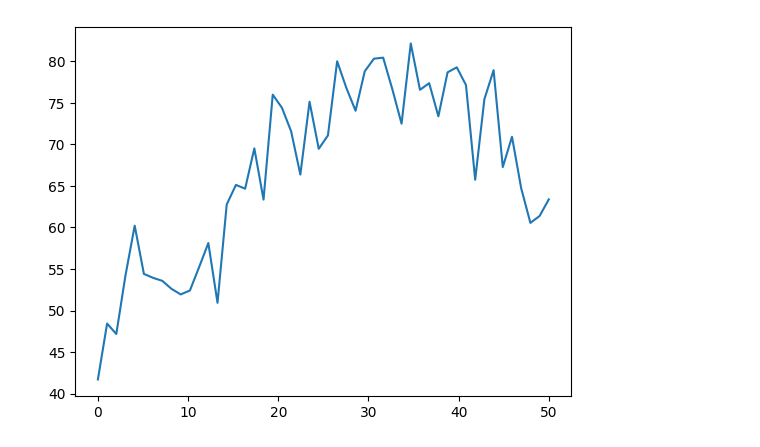
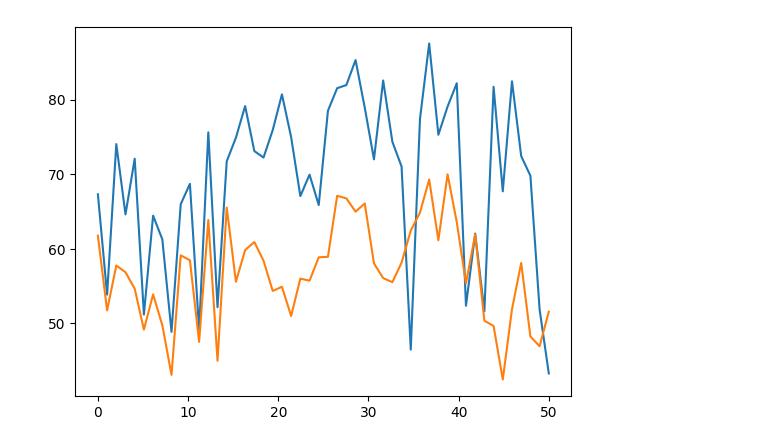
Before and after one commit to Howardhowardhoward/LieDetector, a Jupyter notebook: machine-learning/fakeData.ipynb, the cells around one changed output. Saved outputs shown, nothing was run; the diff lists cells and outputs as text; code cells hidden in the pictures.

```diff
--- a/machine-learning/fakeData.ipynb
+++ b/machine-learning/fakeData.ipynb
@@ -1,16 +1,23 @@
 # %%
 import numpy as np
 import pandas as pd
 import matplotlib.pyplot as plt
 import seaborn as sns
 
 
-def createPulseData():
+def createLiePulse():
     blank=np.linspace(55,50,50)
-    pulse=70+15*np.sin(blank)
+    pulse=70+15*np.sin(blank+np.random.normal(0,1,50))
     pulse+=np.random.normal(-5,5,50)
     plt.plot(np.linspace(0,50),pulse)
 
-createPulseData()
+def createTruthPulse():
+    blank=np.linspace(55,50,50)
+    pulse=60+5*np.sin(blank+np.random.normal(0,1,50))
+    pulse+=np.random.normal(-5,5,50)
+    plt.plot(np.linspace(0,50),pulse)
+
+createLiePulse()
+createTruthPulse()
 # %% [output]
-[figure, old version]
+[figure, new version]
```
